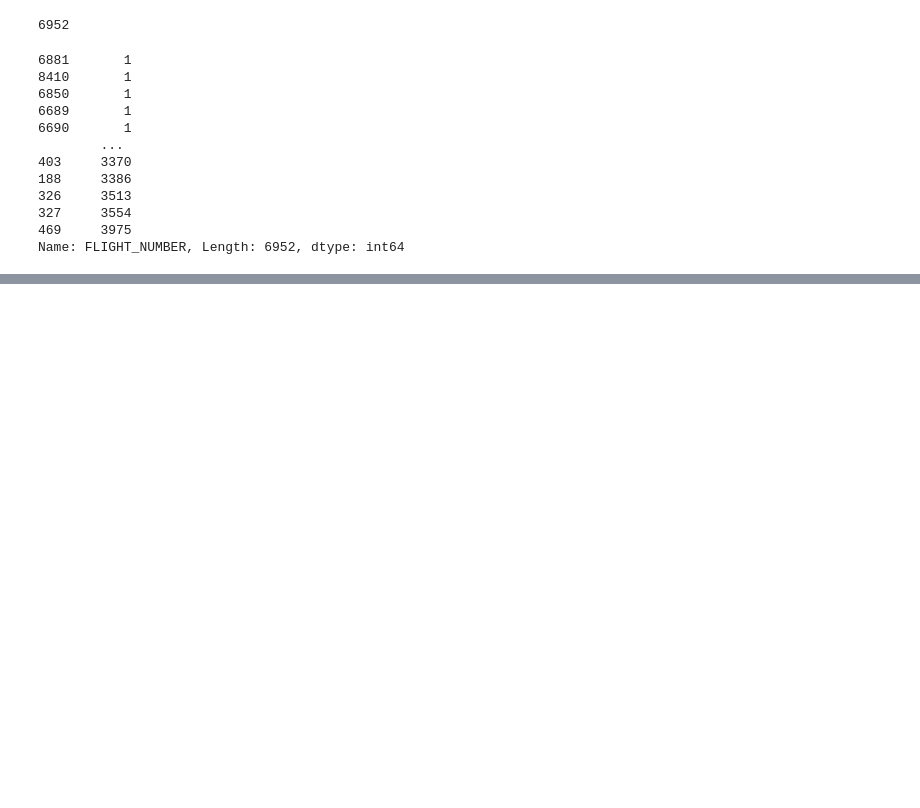
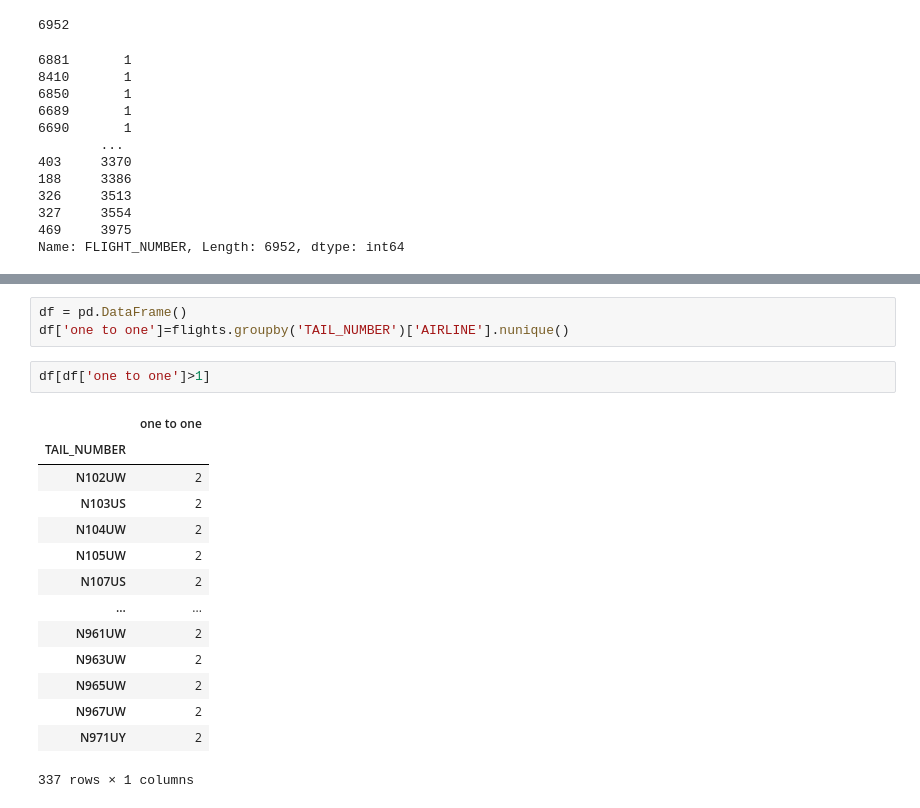
Before and after one commit to dsbombino/flight_delays_and_cancellations, a Jupyter notebook: Class&Functions_drafts.ipynb, the cells around one changed output, grey strips where cells are left out. Cells and saved outputs as stored; diff of their text form; blank space fills up the shorter version.

```diff
--- a/Class&Functions_drafts.ipynb
+++ b/Class&Functions_drafts.ipynb
@@ -139,0 +238,20 @@ Name: MONTH, Length: 5819079, dtype: bool
+# %%
+df = pd.DataFrame()
+df['one to one']=flights.groupby('TAIL_NUMBER')['AIRLINE'].nunique()
+# %%
+df[df['one to one']>1]
+# %% [output]
+|  | one to one |
+| TAIL_NUMBER |  |
+| N102UW | 2 |
+| N103US | 2 |
+| N104UW | 2 |
+| N105UW | 2 |
+| N107US | 2 |
+| ... | ... |
+| N961UW | 2 |
+| N963UW | 2 |
+| N965UW | 2 |
+| N967UW | 2 |
+| N971UY | 2 |
+337 rows × 1 columns
```
Also changed, not shown: parts of 13 cells of this notebook, 1 other file.
